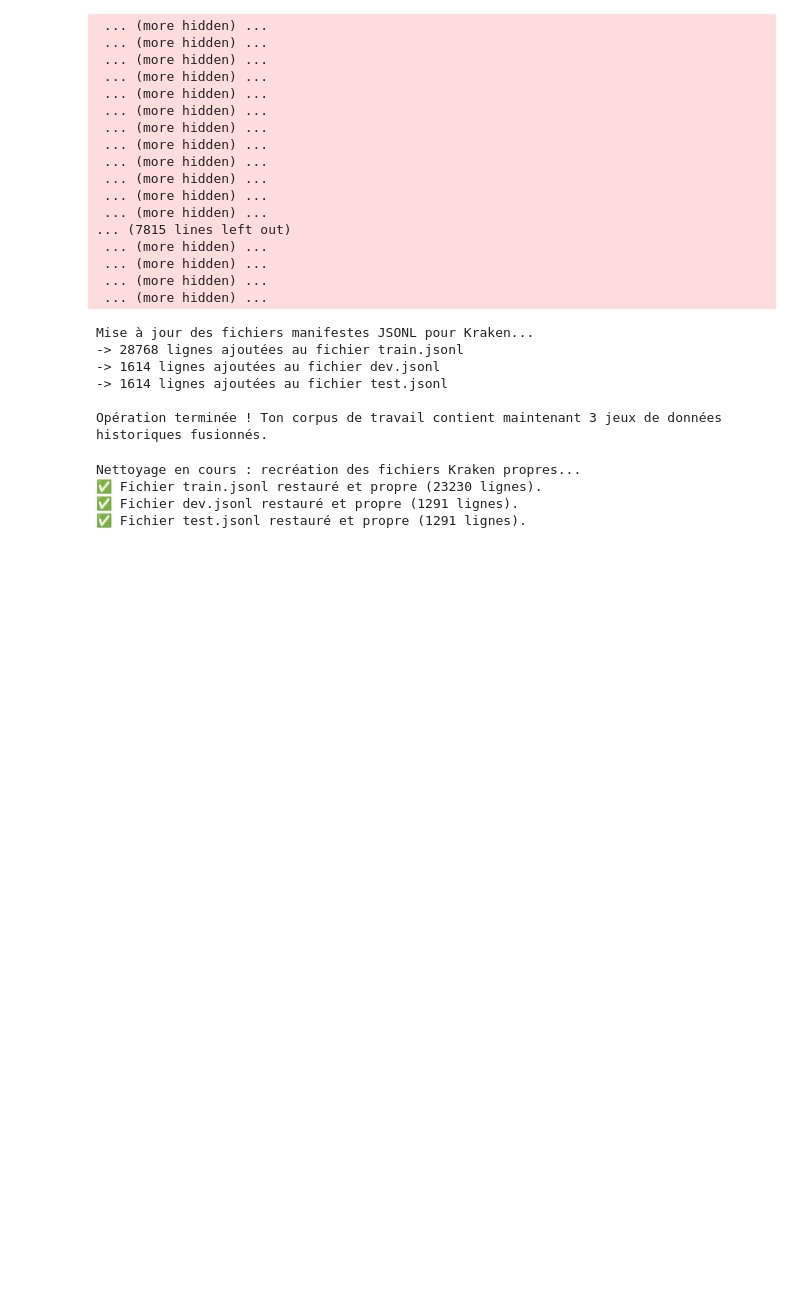
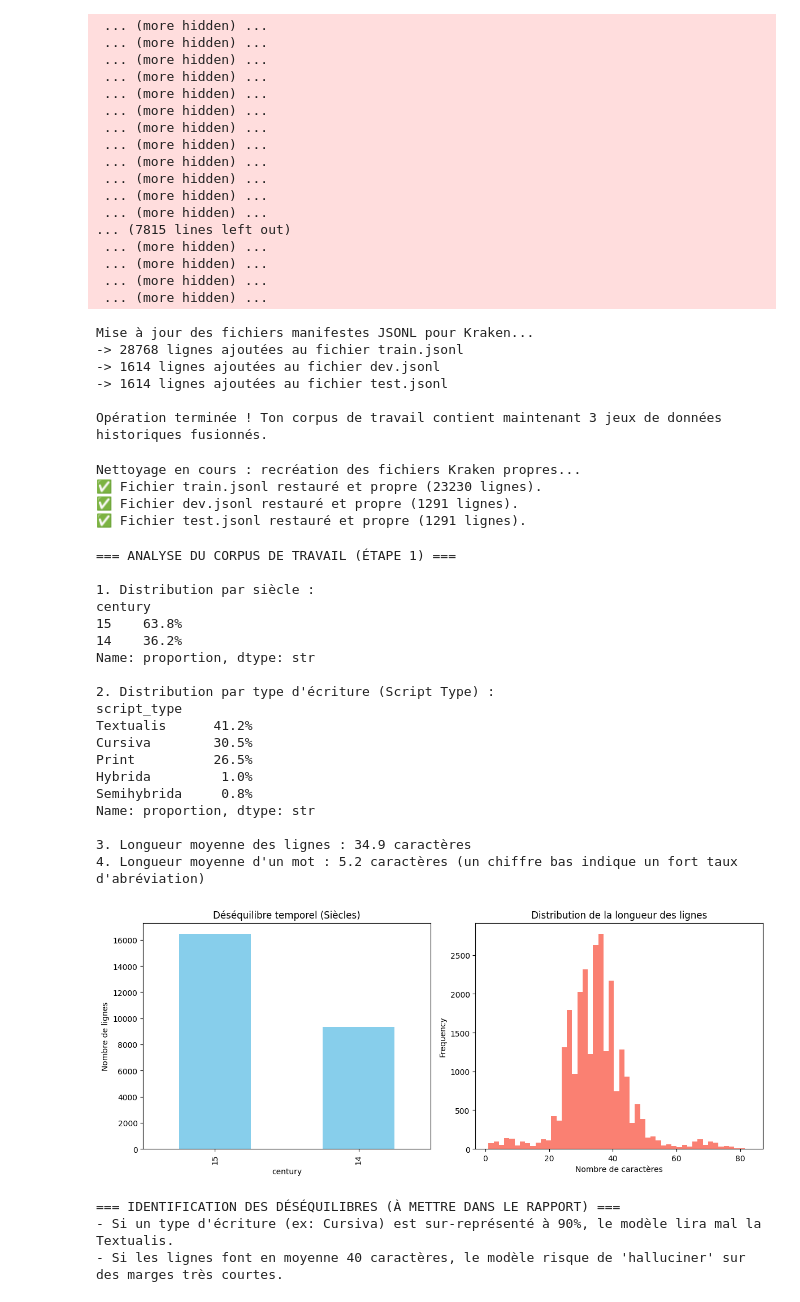
Before and after one commit to justmarruecos/htr-medieval-manuscripts-XIVe, a Jupyter notebook: experiments/01_exploration_catmus.ipynb, the cells around one changed output. Saved outputs shown, nothing was run; the diff lists cells and outputs as text; code cells hidden in the pictures; blank space fills up the shorter version.

Commit message:
Validation Étape 1 : Fusion XML (CREMMA, e-NDP) et analyse globale du corpus

```diff
--- a/experiments/01_exploration_catmus.ipynb
+++ b/experiments/01_exploration_catmus.ipynb
@@ -278,3 +278,76 @@ Nettoyage en cours : recréation des fichiers Kraken propres...
 ✅ Fichier train.jsonl restauré et propre (23230 lignes).
 ✅ Fichier dev.jsonl restauré et propre (1291 lignes).
 ✅ Fichier test.jsonl restauré et propre (1291 lignes).
+# %%
+import pandas as pd
+import matplotlib.pyplot as plt
+import numpy as np
+
+# 1. Chargement de notre catalogue
+df = pd.read_csv("../dataset_nlp/catmus_french_14_15.csv")
+
+print("=== ANALYSE DU CORPUS DE TRAVAIL (ÉTAPE 1) ===\n")
+
+# 2. Distribution par siècle et type d'écriture
+print("1. Distribution par siècle :")
+print(df['century'].value_counts(normalize=True).mul(100).round(1).astype(str) + '%')
+
+print("\n2. Distribution par type d'écriture (Script Type) :")
+print(df['script_type'].value_counts(normalize=True).mul(100).round(1).astype(str) + '%')
+
+# 3. Longueur moyenne des lignes
+# On compte le nombre de caractères pour chaque ligne de texte
+df['line_length'] = df['text'].apply(lambda x: len(str(x)))
+longueur_moyenne = df['line_length'].mean()
+print(f"\n3. Longueur moyenne des lignes : {longueur_moyenne:.1f} caractères")
+
+# 4. Taux d'abréviations (Approximation)
+# En HTR, on repère souvent les abréviations non développées par des caractères spéciaux (tildes, etc.)
+# ou on note la densité des mots. Ici on compte les mots très courts (souvent des abréviations dans les registres).
+df['word_count'] = df['text'].apply(lambda x: len(str(x).split()))
+df['avg_word_length'] = df['line_length'] / df['word_count']
+print(f"4. Longueur moyenne d'un mot : {df['avg_word_length'].mean():.1f} caractères (un chiffre bas indique un fort taux d'abréviation)")
+
+# 5. Visualisation des déséquilibres (pour ton rapport)
+plt.figure(figsize=(12, 5))
+
+plt.subplot(1, 2, 1)
+df['century'].value_counts().plot(kind='bar', color='skyblue')
+plt.title('Déséquilibre temporel (Siècles)')
+plt.ylabel('Nombre de lignes')
+
+plt.subplot(1, 2, 2)
+df['line_length'].plot(kind='hist', bins=50, color='salmon')
+plt.title('Distribution de la longueur des lignes')
+plt.xlabel('Nombre de caractères')
+
+plt.tight_layout()
+plt.show()
+
+print("\n=== IDENTIFICATION DES DÉSÉQUILIBRES (À METTRE DANS LE RAPPORT) ===")
+print("- Si un type d'écriture (ex: Cursiva) est sur-représenté à 90%, le modèle lira mal la Textualis.")
+print("- Si les lignes font en moyenne 40 caractères, le modèle risque de 'halluciner' sur des marges très courtes.")
+# %% [output]
+=== ANALYSE DU CORPUS DE TRAVAIL (ÉTAPE 1) ===
+
+1. Distribution par siècle :
+century
+15    63.8%
+14    36.2%
+Name: proportion, dtype: str
+
+2. Distribution par type d'écriture (Script Type) :
+script_type
+Textualis      41.2%
+Cursiva        30.5%
+Print          26.5%
+Hybrida         1.0%
+Semihybrida     0.8%
+Name: proportion, dtype: str
+
+3. Longueur moyenne des lignes : 34.9 caractères
+4. Longueur moyenne d'un mot : 5.2 caractères (un chiffre bas indique un fort taux d'abréviation)
+[figure, added]
+=== IDENTIFICATION DES DÉSÉQUILIBRES (À METTRE DANS LE RAPPORT) ===
+- Si un type d'écriture (ex: Cursiva) est sur-représenté à 90%, le modèle lira mal la Textualis.
+- Si les lignes font en moyenne 40 caractères, le modèle risque de 'halluciner' sur des marges très courtes.
```
Also changed, not shown: parts of 2 cells of this notebook, 1 other file.
